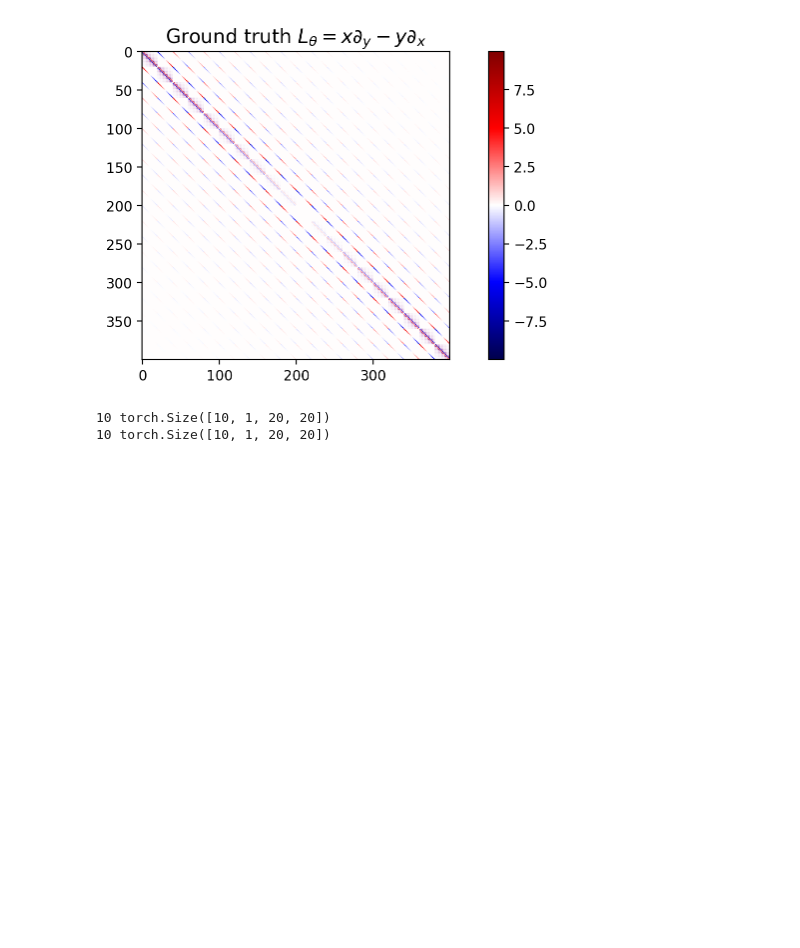
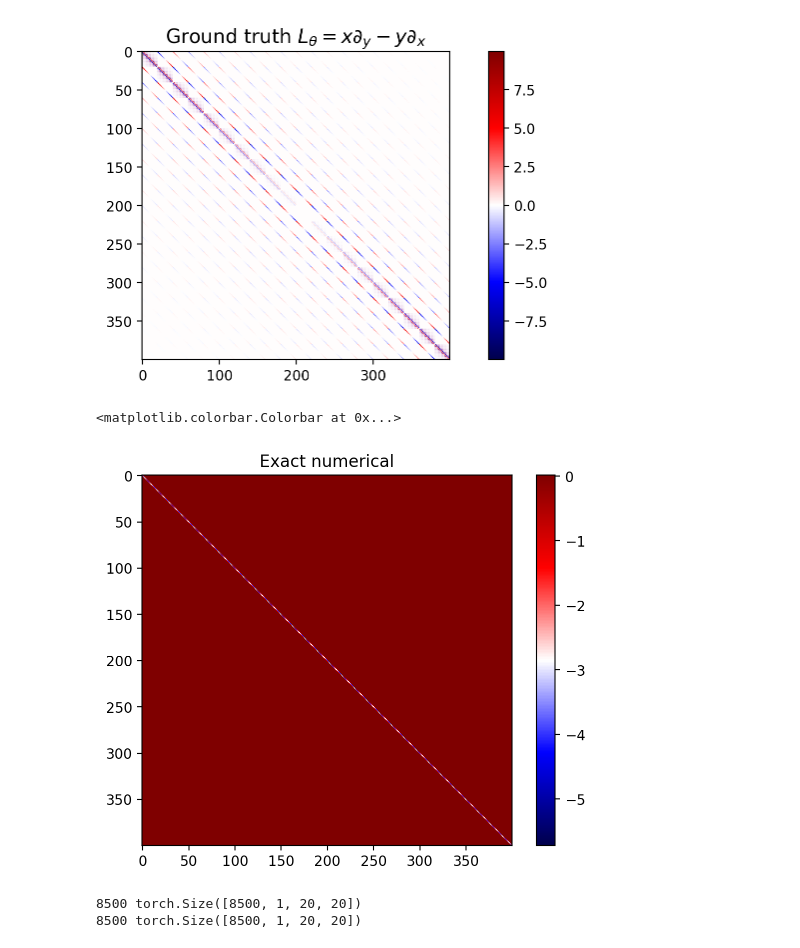
Before and after one commit to alizma/symmetry_learning, a Jupyter notebook: ode_rotation_discover.ipynb, the cells around one changed output. Saved outputs shown, nothing was run; the diff lists cells and outputs as text; code cells hidden in the pictures; blank space fills up the shorter version.

```diff
--- a/ode_rotation_discover.ipynb
+++ b/ode_rotation_discover.ipynb
@@ -332,3 +340,15 @@ class Reshape(nn.Module):
+# %%
+n = 10_000
+R0 = torch.linalg.pinv(X[:n].t()@X[:n]) @ (X[:n].t()@Y[:n])
+#R0 = torch.inverse(X[:n].t()@X[:n]) @ (X[:n].t()@Y[:n])
+L_linreg = (R0.numpy() - eye(R0.shape[0]))/ang
+# %%
+title('Exact numerical')
+imshow(L_linreg, cmap='seismic')#, vmin = -m, vmax = m)
+colorbar()
+# %% [output]
+<matplotlib.colorbar.Colorbar at 0x...>
+[figure, added]
 # %%
 
 # dataset = CIFAR100
@@ -338,7 +358,7 @@ num_targets = dataset.num_targets
 
 batch_size = 32
 
-test_batch_size = 1000
+test_batch_size = 1000 #150
 device = torch.device("cuda")
 # device = torch.device("cpu")
 
@@ -351,16 +371,16 @@ cuda_kwargs = {'num_workers': 1,
 train_kwargs.update(cuda_kwargs)
 test_kwargs.update(cuda_kwargs)
 
-ang_n = 10
+ang_n = 45
 ang = pi/ang_n
-dataset1 = dataset('../data', fp=npz['arr_0'], N=10, train=True, size=(DIM,DIM), angle=ang)
-dataset2 = dataset('../data', fp=npz['arr_0'], N=10, train=False, size=(DIM,DIM), angle=ang)
+dataset1 = dataset('../data', fp=npz['arr_0'], N=8500, train=True, size=(DIM,DIM), angle=ang)
+dataset2 = dataset('../data', fp=npz['arr_0'], N=8500, train=False, size=(DIM,DIM), angle=ang)
 
 train_loader = torch.utils.data.DataLoader(dataset1,**train_kwargs)
 test_loader = torch.utils.data.DataLoader(dataset2, **test_kwargs)
 # %% [output]
-10 torch.Size([10, 1, 20, 20])
-10 torch.Size([10, 1, 20, 20])
+8500 torch.Size([8500, 1, 20, 20])
+8500 torch.Size([8500, 1, 20, 20])
 # %%
 s = dataset1[0][0].shape
 d = prod(s)
```
Also changed, not shown: parts of 11 cells of this notebook, 3 other files.
